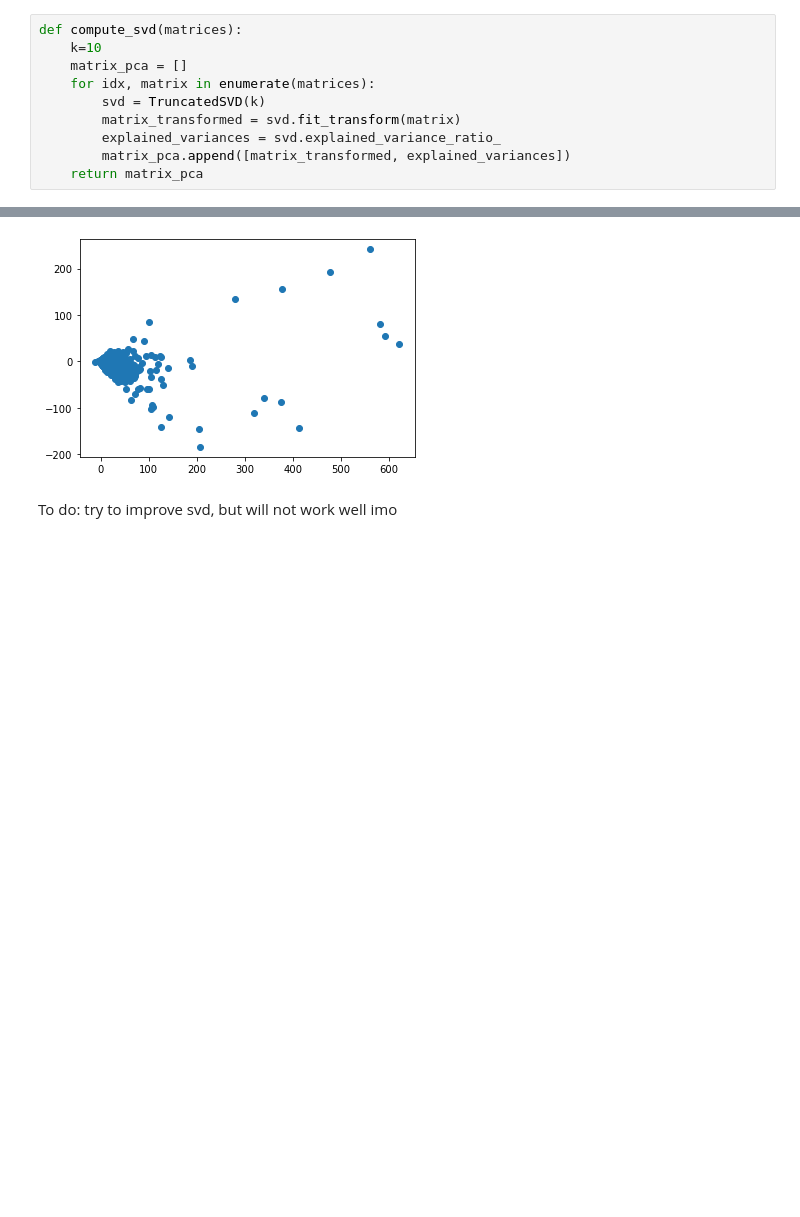
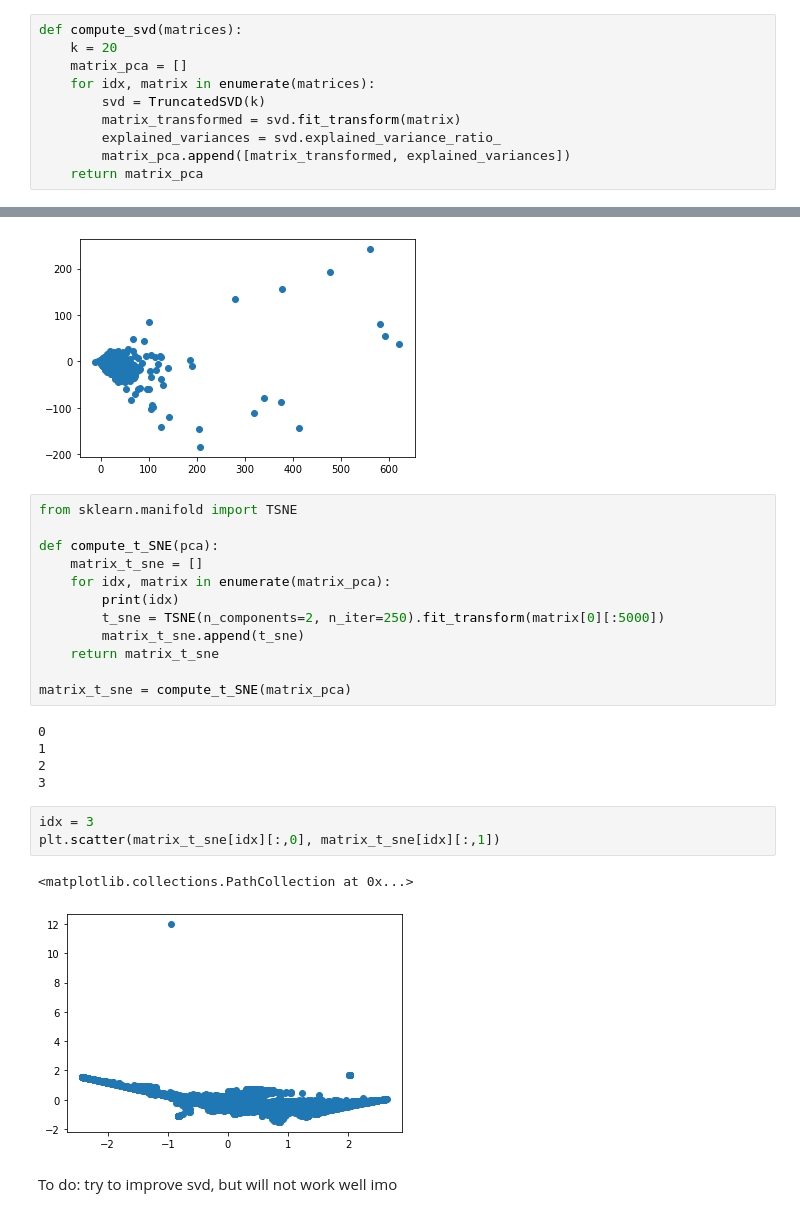
Before and after one commit to epfl-ada/ada-2020-project-milestone-p3-p3_bjr, a Jupyter notebook: creative_extension.ipynb, the cells around one changed output, grey strips where cells are left out. Cells and saved outputs as stored; diff of their text form; blank space fills up the shorter version.

```diff
--- a/creative_extension.ipynb
+++ b/creative_extension.ipynb
@@ -757,7 +757,7 @@ for i, matrix in enumerate(matrices):
 Now that we have generated our (sparse) matrices, we can perform svd to allow data dimensionality reduction.
 # %%
 def compute_svd(matrices):
-    k=10
+    k = 20
     matrix_pca = []
     for idx, matrix in enumerate(matrices):
         svd = TruncatedSVD(k)
@@ -784,6 +773,29 @@ plt.scatter(matrix_pca[idx][0][:,0], matrix_pca[idx][0][:,1])
 # %% [output]
 <matplotlib.collections.PathCollection at 0x...>
 [figure]
+# %%
+from sklearn.manifold import TSNE
+
+def compute_t_SNE(pca):
+    matrix_t_sne = []
+    for idx, matrix in enumerate(matrix_pca):
+        print(idx)
+        t_sne = TSNE(n_components=2, n_iter=250).fit_transform(matrix[0][:5000])
+        matrix_t_sne.append(t_sne)
+    return matrix_t_sne
+
+matrix_t_sne = compute_t_SNE(matrix_pca)
+# %% [output]
+0
+1
+2
+3
+# %%
+idx = 3
+plt.scatter(matrix_t_sne[idx][:,0], matrix_t_sne[idx][:,1])
+# %% [output]
+<matplotlib.collections.PathCollection at 0x...>
+[figure, added]
 # %% [markdown]
 To do: try to improve svd, but will not work well imo
 # %% [markdown]
```
Also changed, not shown: parts of 1 cell of this notebook.
